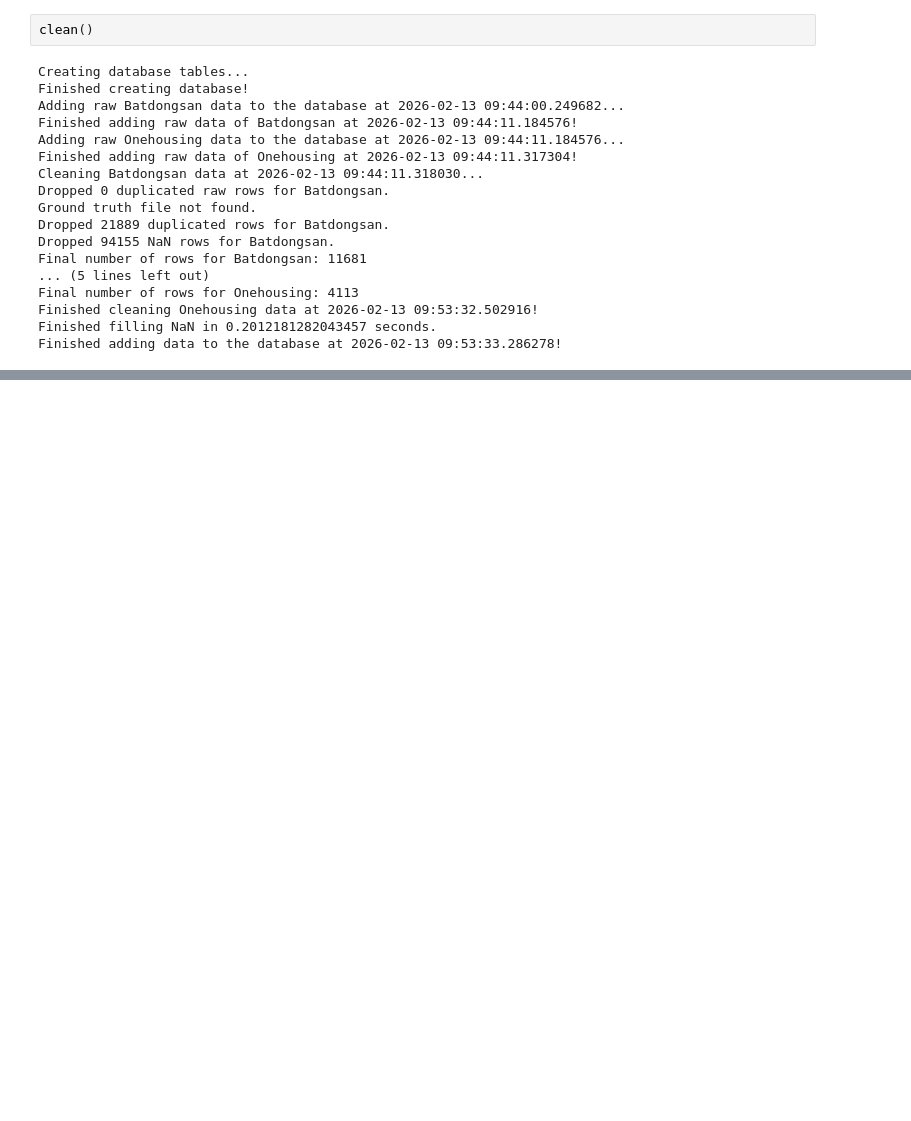
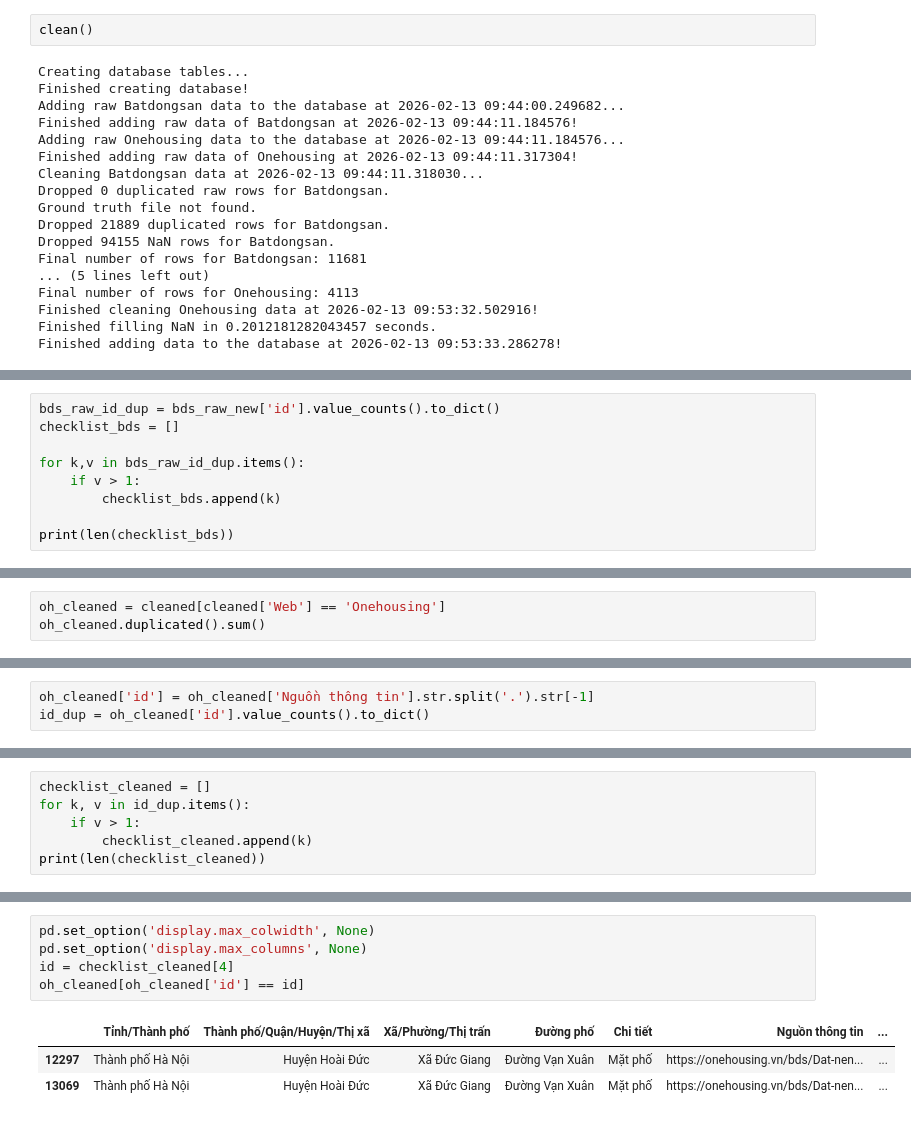
Before and after one commit to PhamMaiLinh-2403/estates-app, a Jupyter notebook: test_cua_pml.ipynb, the cells around one changed output, grey strips where cells are left out. Saved outputs shown, nothing was run; the diff lists cells and outputs as text; blank space fills up the shorter version.

```diff
--- a/test_cua_pml.ipynb
+++ b/test_cua_pml.ipynb
@@ -212,0 +261,9 @@ Finished adding data to the database at 2026-02-13 09:53:33.286278!
+# %%
+bds_raw_id_dup = bds_raw_new['id'].value_counts().to_dict()
+checklist_bds = []
+
+for k,v in bds_raw_id_dup.items():
+    if v > 1:
+        checklist_bds.append(k)
+
+print(len(checklist_bds))
@@ -212,0 +274,3 @@ Finished adding data to the database at 2026-02-13 09:53:33.286278!
+# %%
+oh_cleaned = cleaned[cleaned['Web'] == 'Onehousing']
+oh_cleaned.duplicated().sum()
@@ -212,0 +279,3 @@ Finished adding data to the database at 2026-02-13 09:53:33.286278!
+# %%
+oh_cleaned['id'] = oh_cleaned['Nguồn thông tin'].str.split('.').str[-1]
+id_dup = oh_cleaned['id'].value_counts().to_dict()
@@ -212,0 +288,6 @@ Finished adding data to the database at 2026-02-13 09:53:33.286278!
+# %%
+checklist_cleaned = []
+for k, v in id_dup.items():
+    if v > 1:
+        checklist_cleaned.append(k)
+print(len(checklist_cleaned))
@@ -212,0 +312,9 @@ Finished adding data to the database at 2026-02-13 09:53:33.286278!
+# %%
+pd.set_option('display.max_colwidth', None)
+pd.set_option('display.max_columns', None)
+id = checklist_cleaned[4]
+oh_cleaned[oh_cleaned['id'] == id]
+# %% [output]
+|  | Tỉnh/Thành phố | Thành phố/Quận/Huyện/Thị xã | Xã/Phường/Thị trấn | Đường phố | Chi tiết | Nguồn thông tin | ... |
+| 12297 | Thành phố Hà Nội | Huyện Hoài Đức | Xã Đức Giang | Đường Vạn Xuân | Mặt phố | https://onehousing.vn/bds/Dat-nen... | ... |
+| 13069 | Thành phố Hà Nội | Huyện Hoài Đức | Xã Đức Giang | Đường Vạn Xuân | Mặt phố | https://onehousing.vn/bds/Dat-nen... | ... |
```
Also changed, not shown: parts of 15 cells of this notebook, 1 other file.
